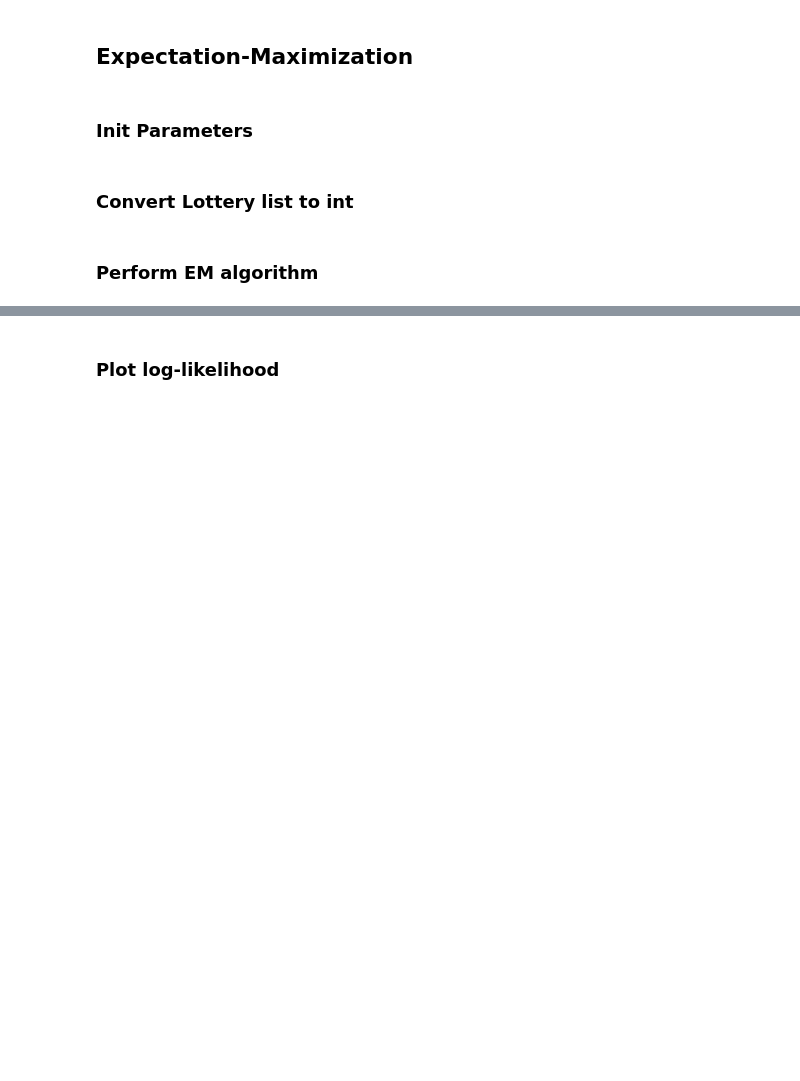
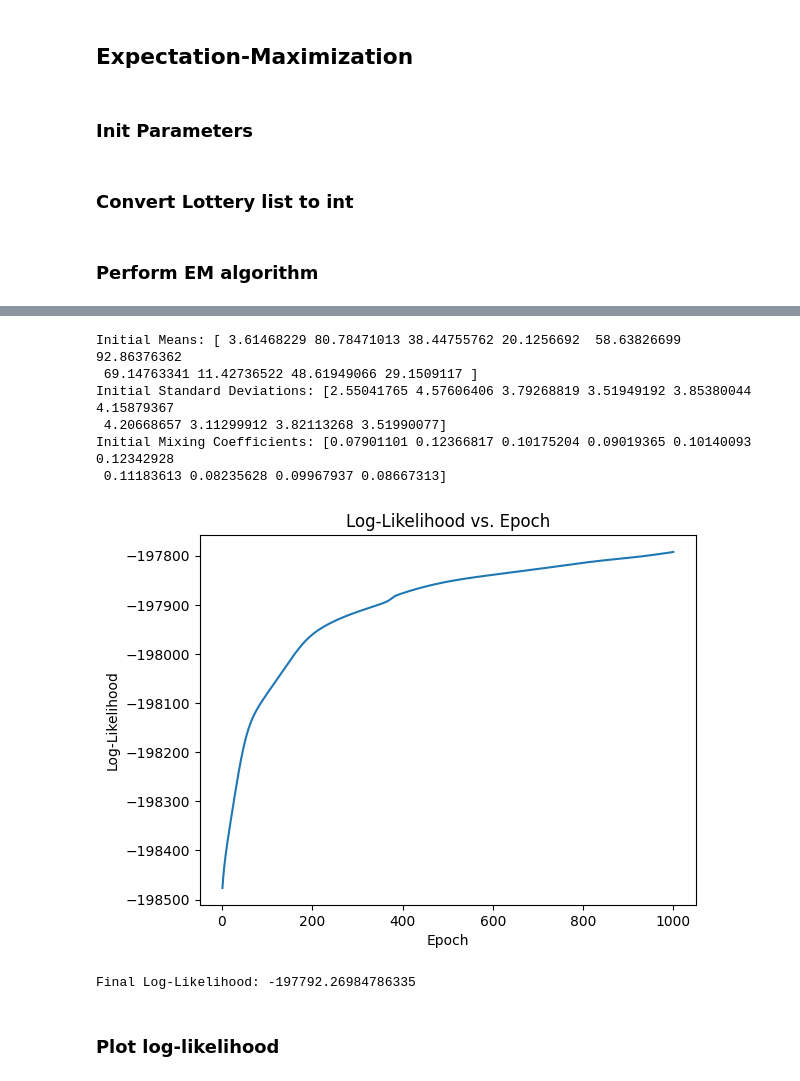
Before and after one commit to KolawatInpan/Lottery, a Jupyter notebook: lotto.ipynb, the cells around one changed output, grey strips where cells are left out. Saved outputs shown, nothing was run; the diff lists cells and outputs as text; code cells hidden in the pictures; blank space fills up the shorter version.

```diff
--- a/lotto.ipynb
+++ b/lotto.ipynb
@@ -154,3 +166,66 @@ for epoch in range(num_epochs):
+# %%
+import numpy as np
+from scipy.stats import norm
+import matplotlib.pyplot as plt
+from sklearn.mixture import GaussianMixture
+
+# Example lottery numbers (replace with your actual data)
+lottery_numbers = lottery_numbers
+
+# Optimal number of components found using BIC
+optimal_n_components = 10
+
+# Fit Gaussian Mixture Model to get initial parameters
+gmm = GaussianMixture(n_components=optimal_n_components, random_state=42)
+gmm.fit(np.array(lottery_numbers).reshape(-1, 1))
+
+# Extract initial parameters
+mu = gmm.means_.flatten()
+sigma = np.sqrt(gmm.covariances_).flatten()
+pi = gmm.weights_
+
+# Print initial parameters
+print(f"Initial Means: {mu}")
+print(f"Initial Standard Deviations: {sigma}")
+print(f"Initial Mixing Coefficients: {pi}")
+
+# Initialize parameters for EM algorithm
+n_components = optimal_n_components
+lambda_reg = 0.01
+
+# Number of epochs and tolerance for convergence
+num_epochs = 1000
+log_likelihoods = []
+
+for epoch in range(num_epochs):
+    # E-step: Compute responsibilities
+    gamma = np.zeros((len(lottery_numbers), n_components))
+    for k in range(n_components):
+        gamma[:, k] = pi[k] * norm.pdf(lottery_numbers, mu[k], sigma[k])
+    gamma /= gamma.sum(axis=1, keepdims=True)
+
+    # M-step: Update parameters
+    for k in range(n_components):
+        N_k = gamma[:, k].sum()
+        mu[k] = (gamma[:, k] * lottery_numbers).sum() / N_k
+        sigma[k] = np.sqrt(
+            (gamma[:, k] * (lottery_numbers - mu[k])**2).sum() / N_k)
+        pi[k] = N_k / len(lottery_numbers)
+
+    # Compute log-likelihood
+    log_likelihood = np.sum(np.log(np.sum(
+        [pi[k] * norm.pdf(lottery_numbers, mu[k], sigma[k]) for k in range(n_components)], axis=0)))
+    log_likelihood -= lambda_reg * (np.sum(mu**2) + np.sum(sigma**2))
+    log_likelihoods.append(log_likelihood)
+# %% [output]
+Initial Means: [ 3.61468229 80.78471013 38.44755762 20.1256692  58.63826699 92.86376362
+ 69.14763341 11.42736522 48.61949066 29.1509117 ]
+Initial Standard Deviations: [2.55041765 4.57606406 3.79268819 3.51949192 3.85380044 4.15879367
+ 4.20668657 3.11299912 3.82113268 3.51990077]
+Initial Mixing Coefficients: [0.07901101 0.12366817 0.10175204 0.09019365 0.10140093 0.12342928
+ 0.11183613 0.08235628 0.09967937 0.08667313]
+[figure, added]
+Final Log-Likelihood: -197792.26984786335
 # %% [markdown]
 ### Plot log-likelihood
 # %%
```
Also changed, not shown: parts of 7 cells of this notebook.
